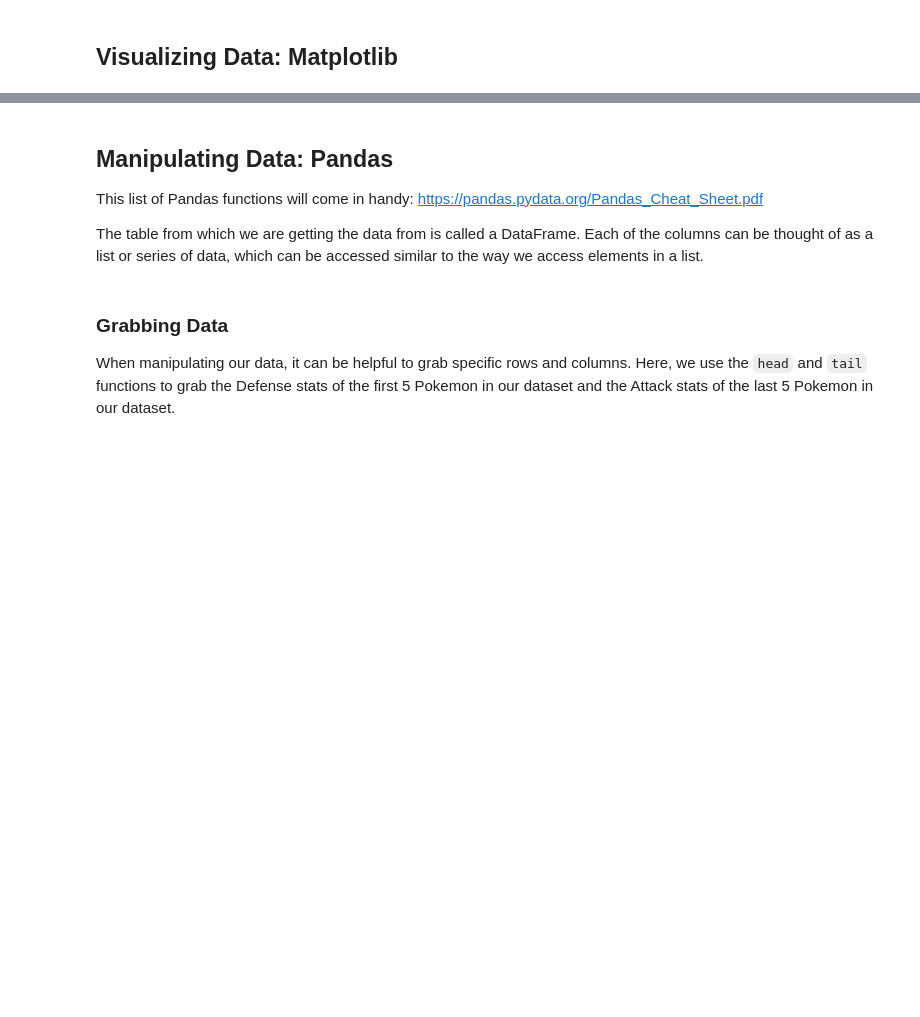
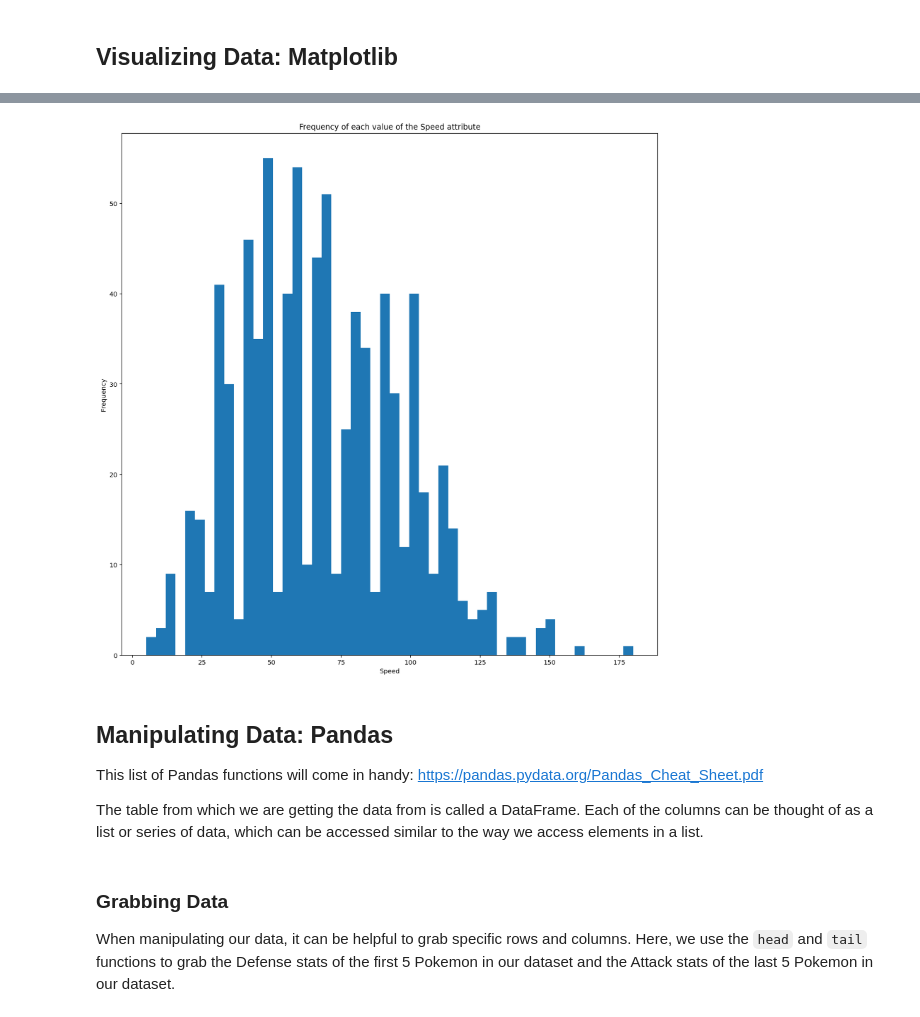
Before and after one commit to hknserv/workshops, a Jupyter notebook: cs-workshops/data-workshop/2-Data-Science.ipynb, the cells around one changed output, grey strips where cells are left out. Cells and saved outputs as stored; diff of their text form; code cells hidden in the pictures; blank space fills up the shorter version.

```diff
--- a/cs-workshops/data-workshop/2-Data-Science.ipynb
+++ b/cs-workshops/data-workshop/2-Data-Science.ipynb
@@ -78,11 +101,16 @@ plt.show()
 # %%
 # HISTOGRAM
 data['Speed'].plot( # Choosing what to plot
-    kind = 'hist', # Type of plot
+    kind = 'hist', # Histogram plot
     bins = 50,
     figsize = (15, 15) # Size of graph
 )
+
+plt.xlabel('Speed') # x-axis label
+plt.title('Frequency of each value of the Speed attribute') # Title
 plt.show()
+# %% [output]
+[figure, added]
 # %% [markdown]
 ## Manipulating Data: Pandas
 
```
Also changed, not shown: parts of 28 cells of this notebook.
